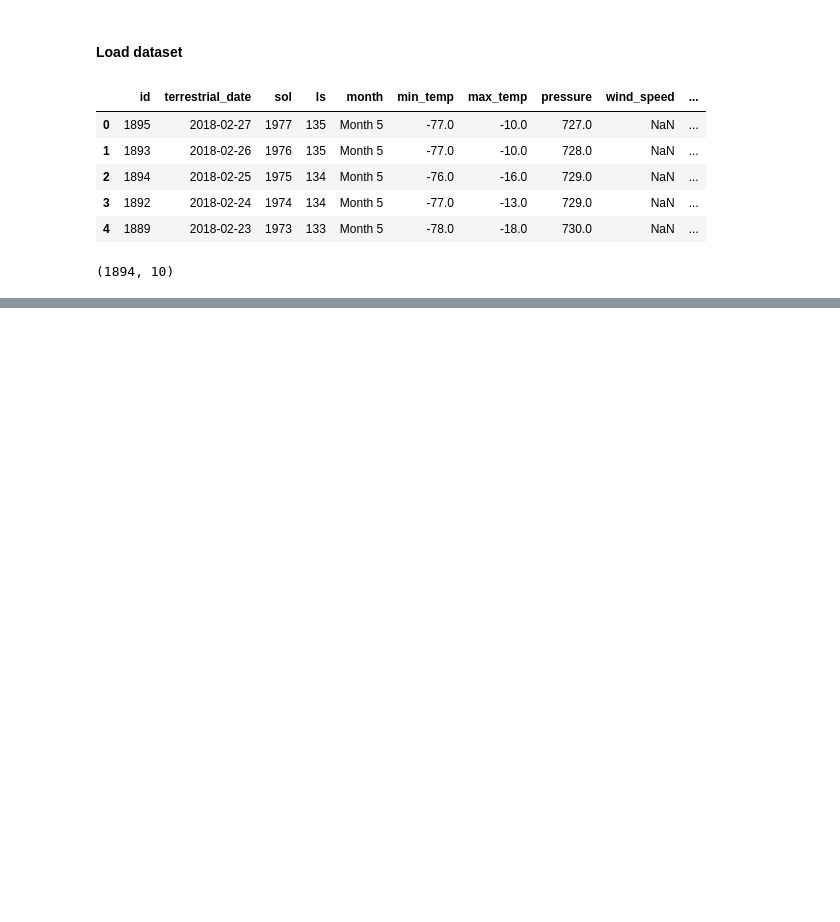
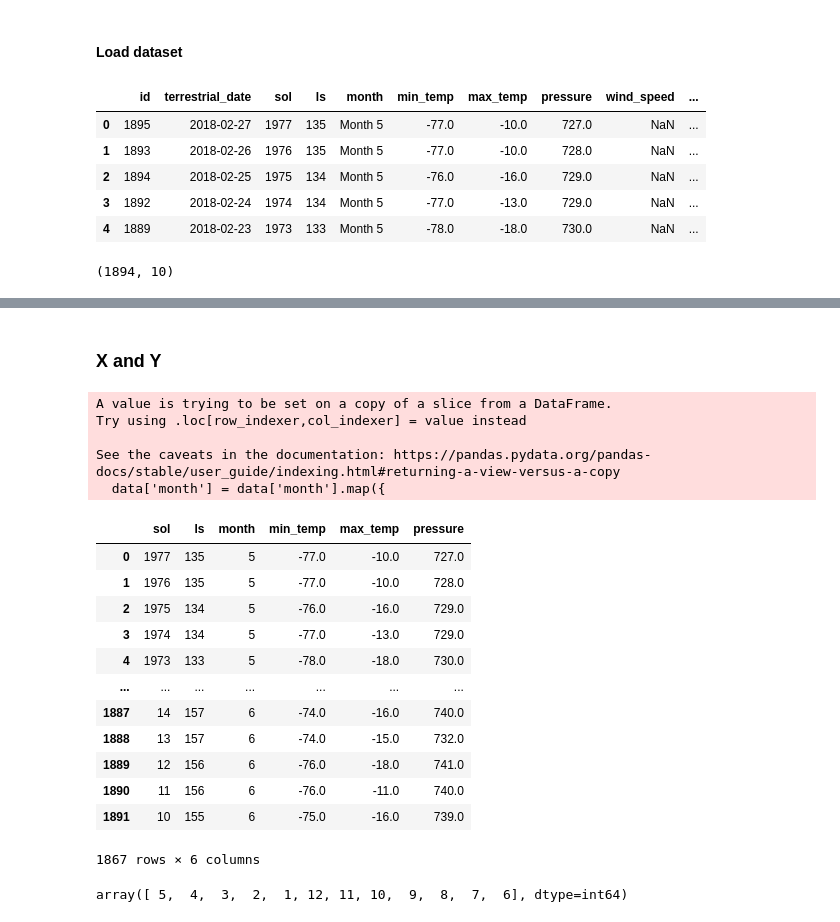
Before and after one commit to PiyushWithPant/Mars-Weather-Data-Analysis, a Jupyter notebook: index.ipynb, the cells around one changed output, grey strips where cells are left out. Cells and saved outputs as stored; diff of their text form; code cells hidden in the pictures; blank space fills up the shorter version.

```diff
--- a/index.ipynb
+++ b/index.ipynb
@@ -29,0 +87,43 @@ rawData.shape
+# %% [markdown]
+### X and Y
+# %%
+data['month'] = data['month'].map({
+    'Month 1':1,
+    'Month 2':2,
+    'Month 3':3,
+    'Month 4':4,
+    'Month 5':5,
+    'Month 6':6,
+    'Month 7':7,
+    'Month 8':8,
+    'Month 9':9,
+    'Month 10':10,
+    'Month 11':11,
+    'Month 12':12,
+
+})
+
+data
+# %% [output]
+A value is trying to be set on a copy of a slice from a DataFrame.
+Try using .loc[row_indexer,col_indexer] = value instead
+
+See the caveats in the documentation: https://pandas.pydata.org/pandas-docs/stable/user_guide/indexing.html#returning-a-view-versus-a-copy
+  data['month'] = data['month'].map({
+|  | sol | ls | month | min_temp | max_temp | pressure |
+| 0 | 1977 | 135 | 5 | -77.0 | -10.0 | 727.0 |
+| 1 | 1976 | 135 | 5 | -77.0 | -10.0 | 728.0 |
+| 2 | 1975 | 134 | 5 | -76.0 | -16.0 | 729.0 |
+| 3 | 1974 | 134 | 5 | -77.0 | -13.0 | 729.0 |
+| 4 | 1973 | 133 | 5 | -78.0 | -18.0 | 730.0 |
+| ... | ... | ... | ... | ... | ... | ... |
+| 1887 | 14 | 157 | 6 | -74.0 | -16.0 | 740.0 |
+| 1888 | 13 | 157 | 6 | -74.0 | -15.0 | 732.0 |
+| 1889 | 12 | 156 | 6 | -76.0 | -18.0 | 741.0 |
+| 1890 | 11 | 156 | 6 | -76.0 | -11.0 | 740.0 |
+| 1891 | 10 | 155 | 6 | -75.0 | -16.0 | 739.0 |
+1867 rows × 6 columns
+# %%
+data['month'].unique()
+# %% [output]
+array([ 5,  4,  3,  2,  1, 12, 11, 10,  9,  8,  7,  6], dtype=int64)
```
Also changed, not shown: parts of 12 cells of this notebook.
